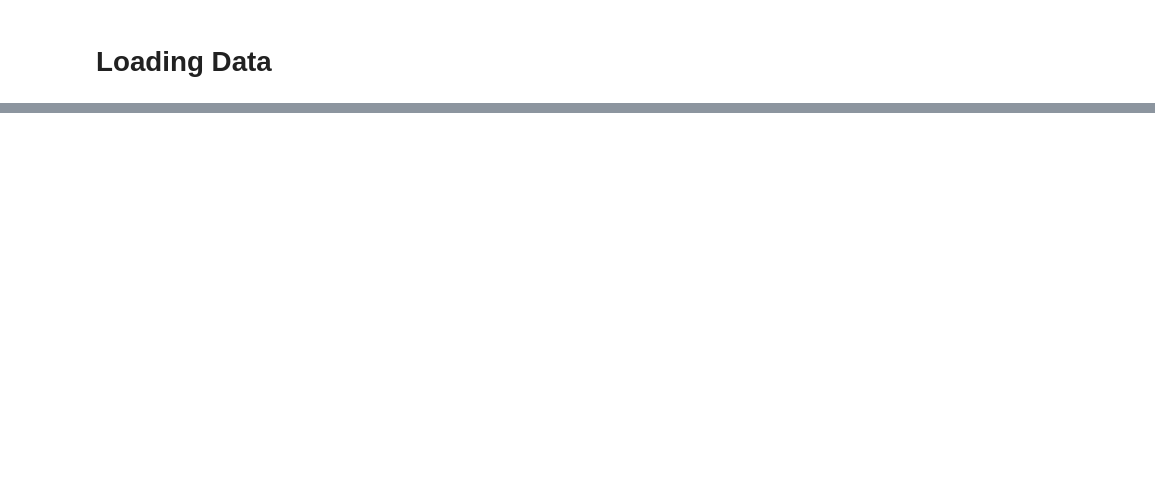
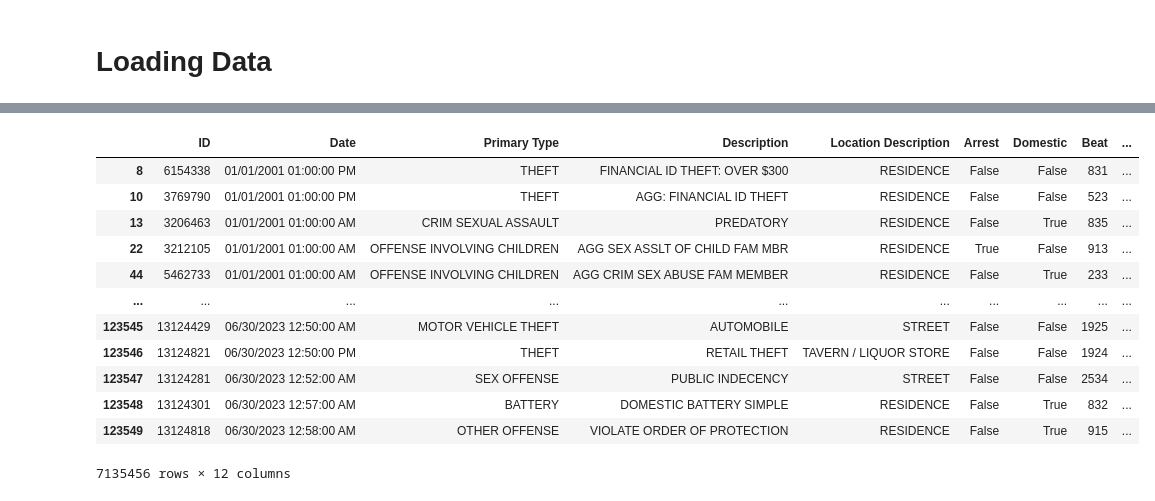
Before and after one commit to CaillahR/Chicago-Crime-Data, a Jupyter notebook: Part 1.ipynb, the cells around one changed output, grey strips where cells are left out. Saved outputs shown, nothing was run; the diff lists cells and outputs as text; code cells hidden in the pictures; blank space fills up the shorter version.

```diff
--- a/Part 1.ipynb
+++ b/Part 1.ipynb
@@ -23,0 +61,17 @@ pd.set_option('display.max_columns',50)
+# %%
+chicago_df.dropna(inplace = True)
+chicago_df
+# %% [output]
+|  | ID | Date | Primary Type | Description | Location Description | Arrest | Domestic | Beat | ... |
+| 8 | 6154338 | 01/01/2001 01:00:00 PM | THEFT | FINANCIAL ID THEFT: OVER $300 | RESIDENCE | False | False | 831 | ... |
+| 10 | 3769790 | 01/01/2001 01:00:00 PM | THEFT | AGG: FINANCIAL ID THEFT | RESIDENCE | False | False | 523 | ... |
+| 13 | 3206463 | 01/01/2001 01:00:00 AM | CRIM SEXUAL ASSAULT | PREDATORY | RESIDENCE | False | True | 835 | ... |
+| 22 | 3212105 | 01/01/2001 01:00:00 AM | OFFENSE INVOLVING CHILDREN | AGG SEX ASSLT OF CHILD FAM MBR | RESIDENCE | True | False | 913 | ... |
+| 44 | 5462733 | 01/01/2001 01:00:00 AM | OFFENSE INVOLVING CHILDREN | AGG CRIM SEX ABUSE FAM MEMBER | RESIDENCE | False | True | 233 | ... |
+| ... | ... | ... | ... | ... | ... | ... | ... | ... | ... |
+| 123545 | 13124429 | 06/30/2023 12:50:00 AM | MOTOR VEHICLE THEFT | AUTOMOBILE | STREET | False | False | 1925 | ... |
+| 123546 | 13124821 | 06/30/2023 12:50:00 PM | THEFT | RETAIL THEFT | TAVERN / LIQUOR STORE | False | False | 1924 | ... |
+| 123547 | 13124281 | 06/30/2023 12:52:00 AM | SEX OFFENSE | PUBLIC INDECENCY | STREET | False | False | 2534 | ... |
+| 123548 | 13124301 | 06/30/2023 12:57:00 AM | BATTERY | DOMESTIC BATTERY SIMPLE | RESIDENCE | False | True | 832 | ... |
+| 123549 | 13124818 | 06/30/2023 12:58:00 AM | OTHER OFFENSE | VIOLATE ORDER OF PROTECTION | RESIDENCE | False | True | 915 | ... |
+7135456 rows × 12 columns
```
Also changed, not shown: parts of 37 cells of this notebook, 1 other file.
